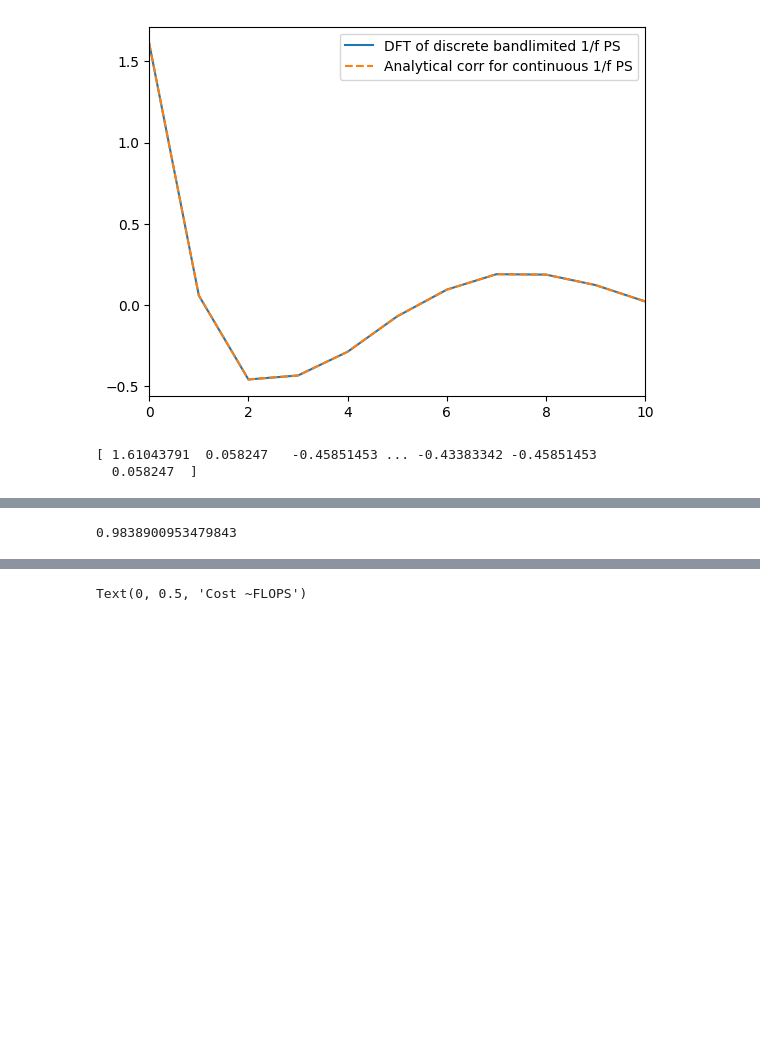
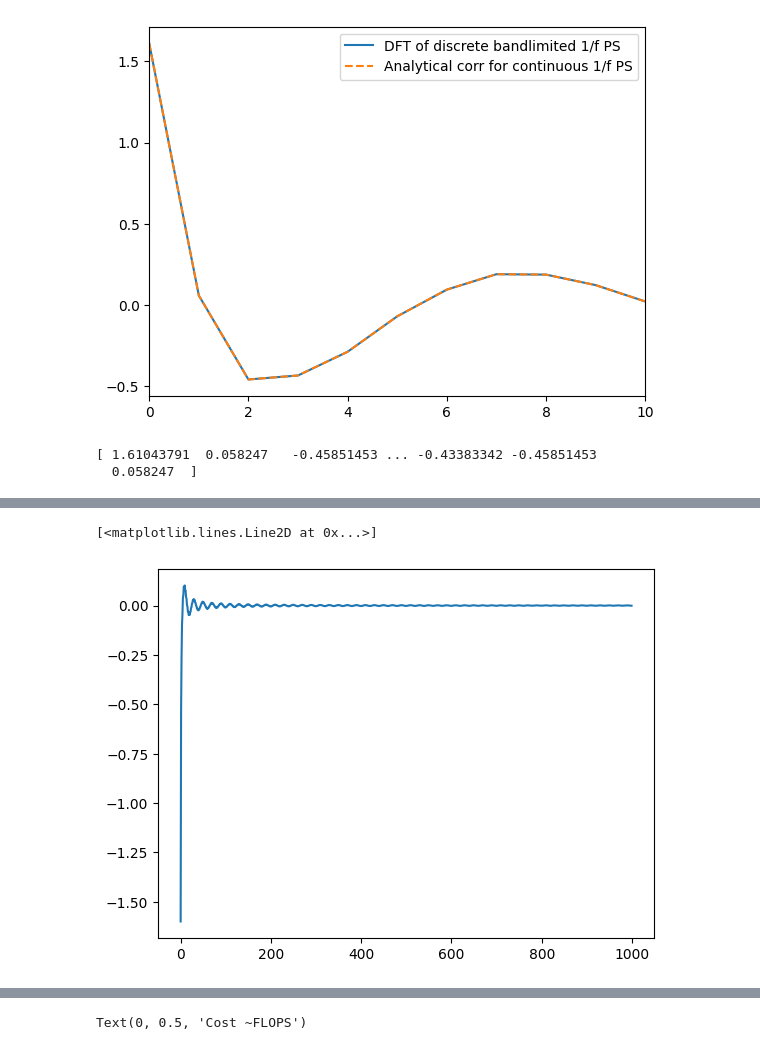
Before and after one commit to mohanagr/braindump, a Jupyter notebook: corr func flicker noise-SVD-data_gen.ipynb, the cells around one changed output, grey strips where cells are left out. Drawn from its saved outputs; the diff is of its cells as text; code cells hidden in the pictures; blank space fills up the shorter version.

```diff
--- a/corr func flicker noise-SVD-data_gen.ipynb
+++ b/corr func flicker noise-SVD-data_gen.ipynb
@@ -142,7 +135,10 @@ vec=get_acf(my_tau+1,f1,f2)
-# %%
-C2[0,0]-vec.T@Cinv@vec #error in krig prediction
-# %% [output]
-0.9838900953479843
+# %%
+plt.plot(get_acf(my_tau+1,f1,f2)-get_acf(my_tau+0.1,f1,f2))
+# plt.plot()
+# plt.plot(get_acf(my_tau+0.01,f1,f2))
+# %% [output]
+[<matplotlib.lines.Line2D at 0x...>]
+[figure, added]
 # %%
 for i,dtau in enumerate(dtaus):
     tau=my_tau+dtau
```
Also changed, not shown: parts of 8 cells of this notebook, 3 other files.
